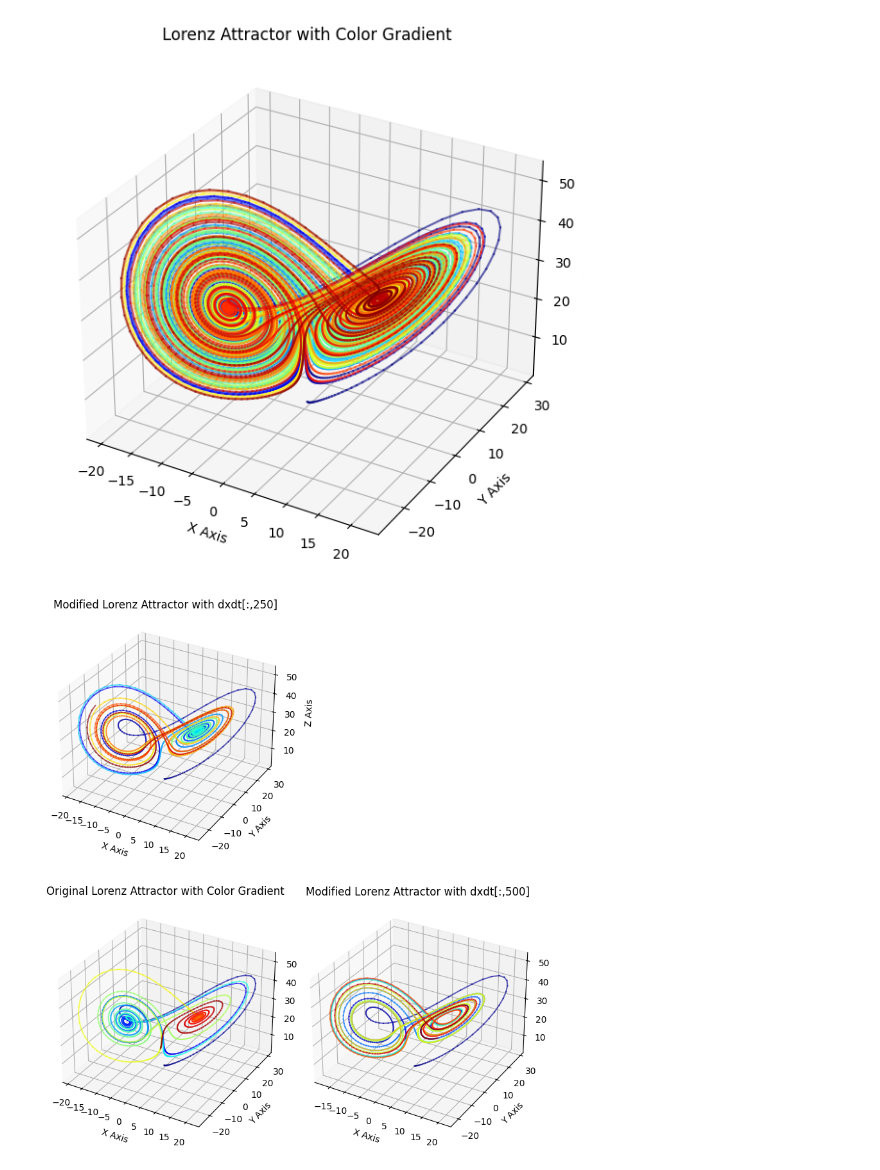
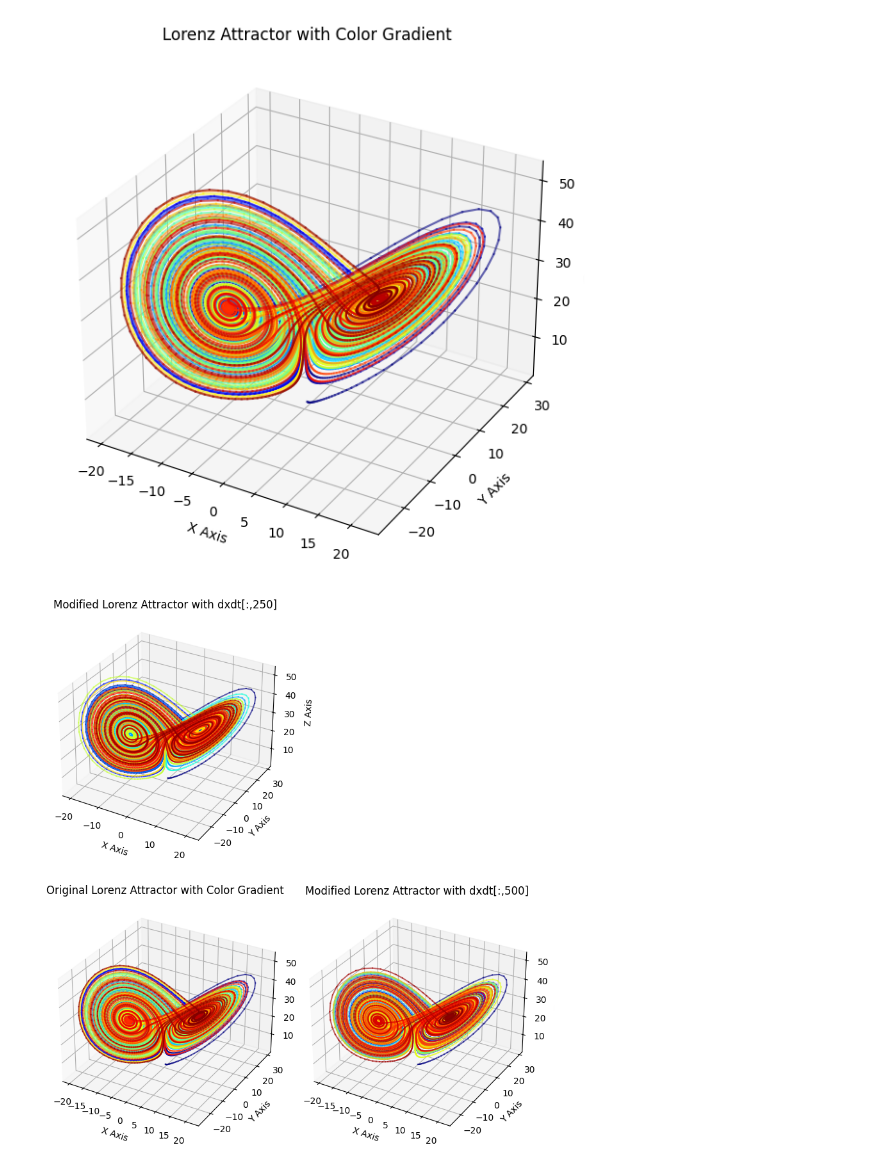
Before and after one commit to AzeezIsh/Intel-Sandbox, a Jupyter notebook: Lorenz/lorenz_api.ipynb, the cells around one changed output. Cells and saved outputs as stored; diff of their text form; code cells hidden in the pictures.

```diff
--- a/Lorenz/lorenz_api.ipynb
+++ b/Lorenz/lorenz_api.ipynb
@@ -61,7 +61,7 @@ import matplotlib.pyplot as plt
 
 
 dt = 0.01  # sample rate in seconds.
-x = 2000
+x = 20000
 init_conds = 1000
 
 dxdt = np.empty((x + 1, init_conds)) # add in dimension for empty
@@ -108,31 +108,31 @@ ax2 = fig.add_subplot(122, projection='3d')
 for i in range(x - 1):
     xG = list(dxdt[i:i+2, 500])  # Using second column for x-axis
     yG = list(dydt[i:i+2, 500])  # Keeping first column for y-axis
     zG = list(dzdt[i:i+2, 500])  # Keeping first column for z-axis
     colorsG = list(colors[i])
     ax2.plot(xG, yG, zG, color=colorsG, alpha=0.6)
 
 ax2.set_xlabel("X Axis")
 ax2.set_ylabel("Y Axis")
 ax2.set_zlabel("Z Axis")
 ax2.set_title("Modified Lorenz Attractor with dxdt[:,500]")
 
 # Second subplot with dxdt[i:i+2, 1]
 ax2 = fig.add_subplot(221, projection='3d')
 for i in range(x - 1):
     xG = list(dxdt[i:i+2, 250])  # Using second column for x-axis
     yG = list(dydt[i:i+2, 250])  # Keeping first column for y-axis
     zG = list(dzdt[i:i+2, 250])  # Keeping first column for z-axis
     colorsG = list(colors[i])
     ax2.plot(xG, yG, zG, color=colorsG, alpha=0.6)
 
 ax2.set_xlabel("X Axis")
 ax2.set_ylabel("Y Axis")
 ax2.set_zlabel("Z Axis")
 ax2.set_title("Modified Lorenz Attractor with dxdt[:,250]")
 
 # Show the plot
 plt.tight_layout()
 plt.show()
 # %% [output]
-[figure, old version]
+[figure, new version]
```
Also changed, not shown: parts of 4 cells of this notebook, 1 other file.
